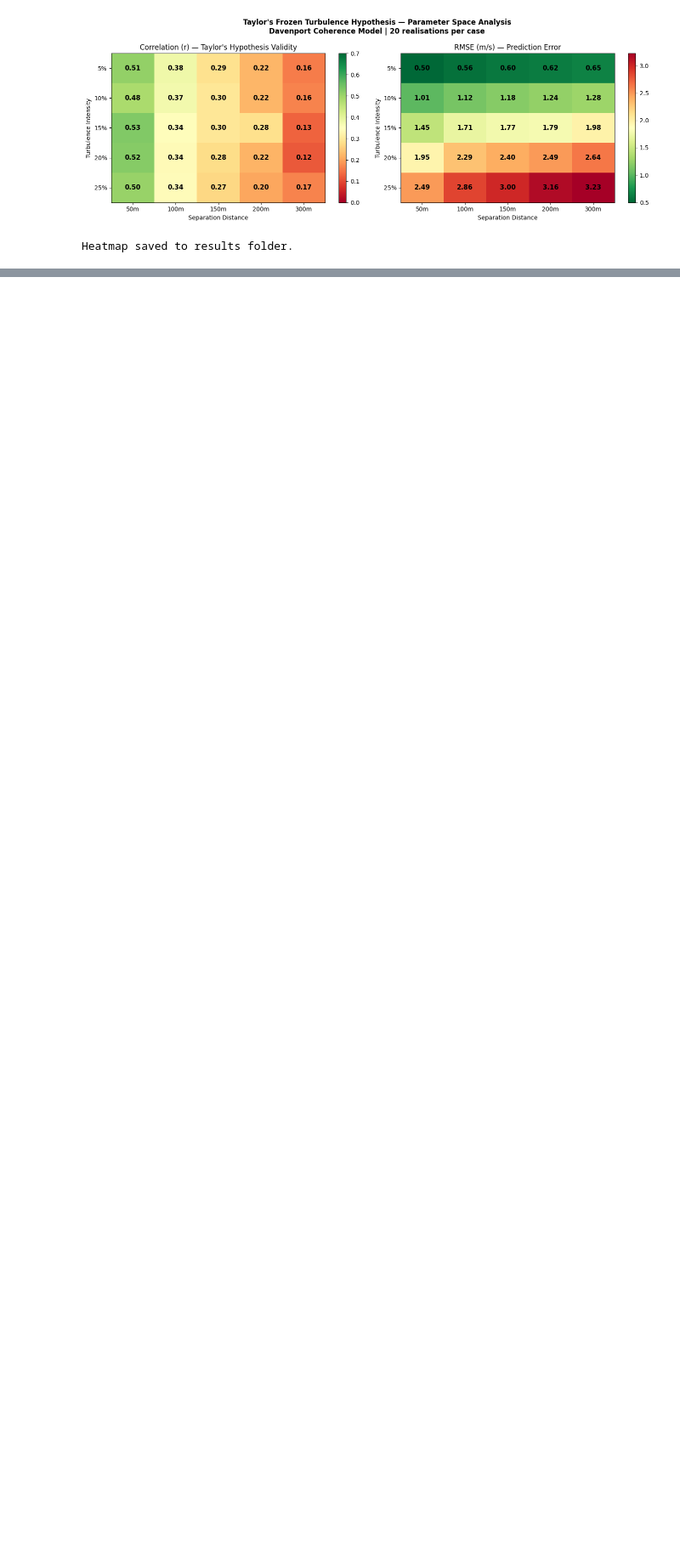
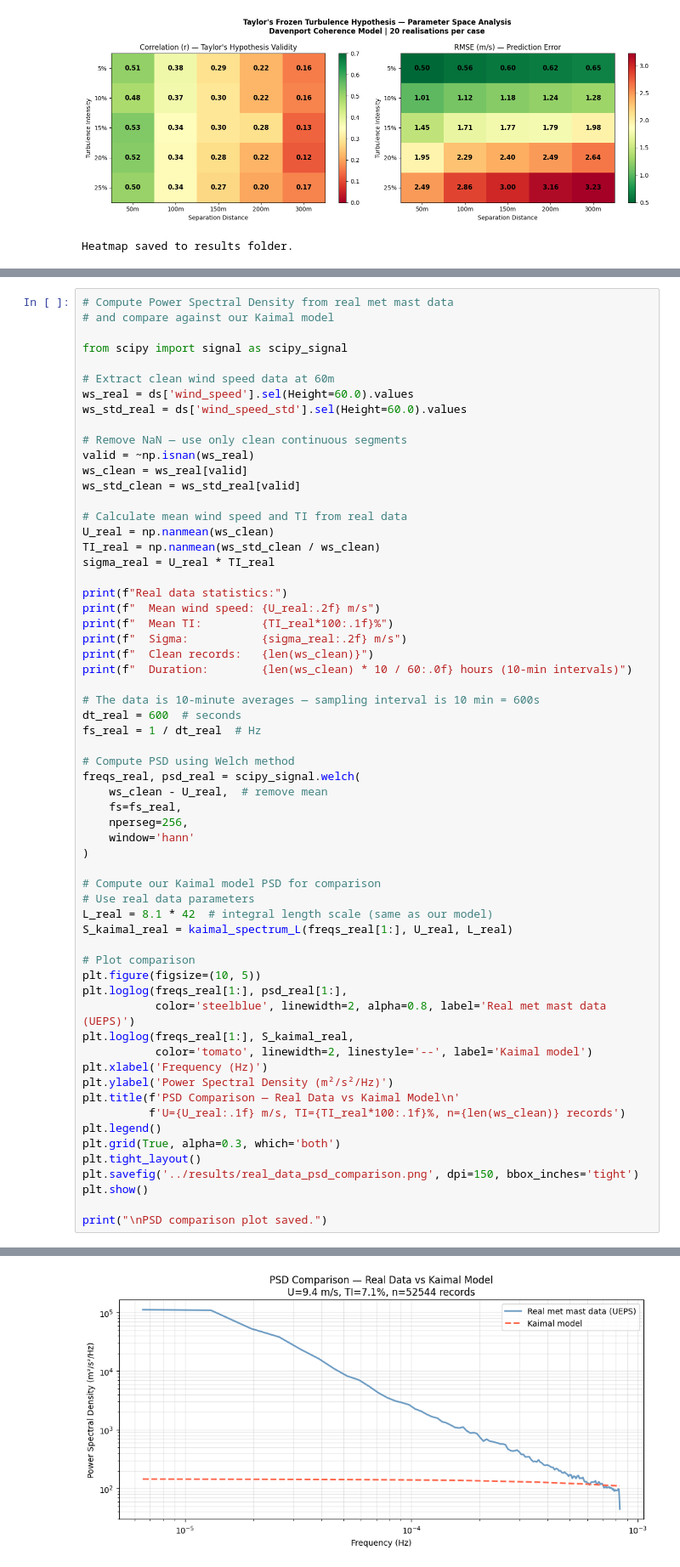
Before and after one commit to qama94/lidar-wind-forecasting, a Jupyter notebook: 01_data_exploration.ipynb, the cells around one changed output, grey strips where cells are left out. Shown at 85% size. Drawn from its saved outputs; the diff is of its cells as text; blank space fills up the shorter version.

```diff
--- a/01_data_exploration.ipynb
+++ b/01_data_exploration.ipynb
@@ -794,0 +938,62 @@ Heatmap saved to results folder.
+# %%
+# Compute Power Spectral Density from real met mast data
+# and compare against our Kaimal model
+
+from scipy import signal as scipy_signal
+
+# Extract clean wind speed data at 60m
+ws_real = ds['wind_speed'].sel(Height=60.0).values
+ws_std_real = ds['wind_speed_std'].sel(Height=60.0).values
+
+# Remove NaN — use only clean continuous segments
+valid = ~np.isnan(ws_real)
+ws_clean = ws_real[valid]
+ws_std_clean = ws_std_real[valid]
+
+# Calculate mean wind speed and TI from real data
+U_real = np.nanmean(ws_clean)
+TI_real = np.nanmean(ws_std_clean / ws_clean)
+sigma_real = U_real * TI_real
+
+print(f"Real data statistics:")
+print(f"  Mean wind speed: {U_real:.2f} m/s")
+print(f"  Mean TI:         {TI_real*100:.1f}%")
+print(f"  Sigma:           {sigma_real:.2f} m/s")
+print(f"  Clean records:   {len(ws_clean)}")
+print(f"  Duration:        {len(ws_clean) * 10 / 60:.0f} hours (10-min intervals)")
+
+# The data is 10-minute averages — sampling interval is 10 min = 600s
+dt_real = 600  # seconds
+fs_real = 1 / dt_real  # Hz
+
+# Compute PSD using Welch method
+freqs_real, psd_real = scipy_signal.welch(
+    ws_clean - U_real,  # remove mean
+    fs=fs_real,
+    nperseg=256,
+    window='hann'
+)
+
+# Compute our Kaimal model PSD for comparison
+# Use real data parameters
+L_real = 8.1 * 42  # integral length scale (same as our model)
+S_kaimal_real = kaimal_spectrum_L(freqs_real[1:], U_real, L_real)
+
+# Plot comparison
+plt.figure(figsize=(10, 5))
+plt.loglog(freqs_real[1:], psd_real[1:],
+           color='steelblue', linewidth=2, alpha=0.8, label='Real met mast data (UEPS)')
+plt.loglog(freqs_real[1:], S_kaimal_real,
+           color='tomato', linewidth=2, linestyle='--', label='Kaimal model')
+plt.xlabel('Frequency (Hz)')
+plt.ylabel('Power Spectral Density (m²/s²/Hz)')
+plt.title(f'PSD Comparison — Real Data vs Kaimal Model\n'
+          f'U={U_real:.1f} m/s, TI={TI_real*100:.1f}%, n={len(ws_clean)} records')
+plt.legend()
+plt.grid(True, alpha=0.3, which='both')
+plt.tight_layout()
+plt.savefig('../results/real_data_psd_comparison.png', dpi=150, bbox_inches='tight')
+plt.show()
+
+print("\nPSD comparison plot saved.")
+# %% [output]
@@ -794,0 +1006 @@ Heatmap saved to results folder.
+[figure, added]
```
Also changed, not shown: parts of 11 cells of this notebook.
